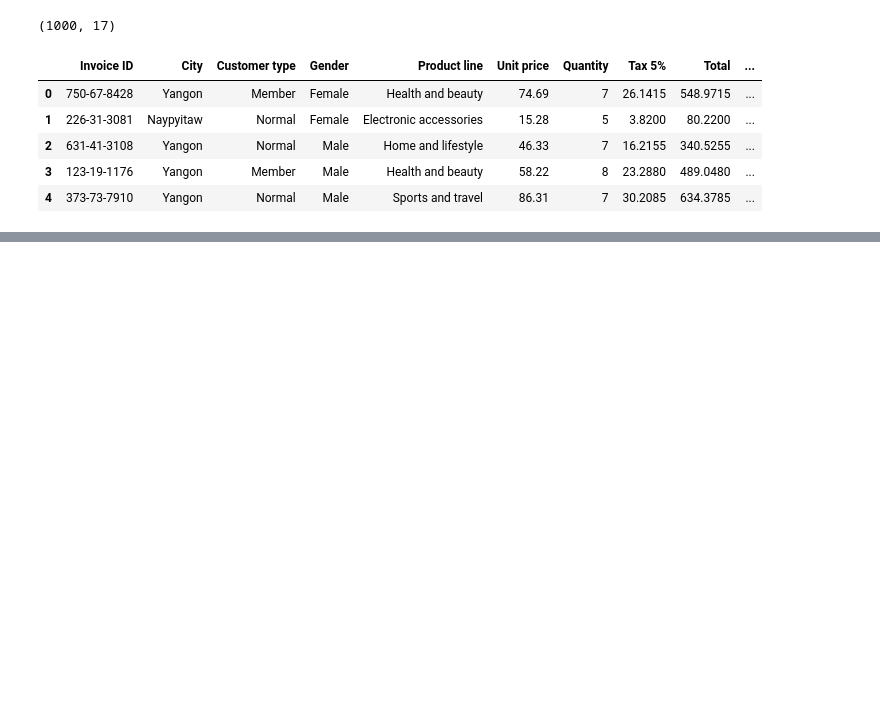
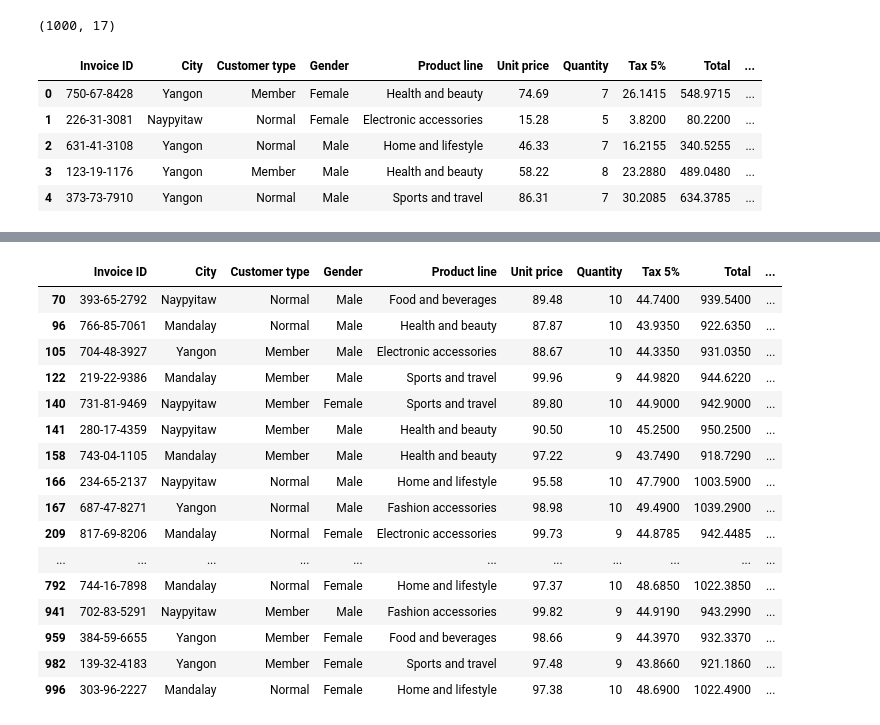
Before and after one commit to vrao1626/sales, a Jupyter notebook: Supermarket sale analysis.ipynb, the cells around one changed output, grey strips where cells are left out. Drawn from its saved outputs; the diff is of its cells as text; code cells hidden in the pictures; blank space fills up the shorter version.

```diff
--- a/Supermarket sale analysis.ipynb
+++ b/Supermarket sale analysis.ipynb
@@ -20,0 +105,20 @@ data.head()
+# %%
+data[data['Total'] > 900]
+# %% [output]
+|  | Invoice ID | City | Customer type | Gender | Product line | Unit price | Quantity | Tax 5% | Total | ... |
+| 70 | 393-65-2792 | Naypyitaw | Normal | Male | Food and beverages | 89.48 | 10 | 44.7400 | 939.5400 | ... |
+| 96 | 766-85-7061 | Mandalay | Normal | Male | Health and beauty | 87.87 | 10 | 43.9350 | 922.6350 | ... |
+| 105 | 704-48-3927 | Yangon | Member | Male | Electronic accessories | 88.67 | 10 | 44.3350 | 931.0350 | ... |
+| 122 | 219-22-9386 | Mandalay | Member | Male | Sports and travel | 99.96 | 9 | 44.9820 | 944.6220 | ... |
+| 140 | 731-81-9469 | Naypyitaw | Member | Female | Sports and travel | 89.80 | 10 | 44.9000 | 942.9000 | ... |
+| 141 | 280-17-4359 | Naypyitaw | Member | Male | Health and beauty | 90.50 | 10 | 45.2500 | 950.2500 | ... |
+| 158 | 743-04-1105 | Mandalay | Member | Male | Health and beauty | 97.22 | 9 | 43.7490 | 918.7290 | ... |
+| 166 | 234-65-2137 | Naypyitaw | Normal | Male | Home and lifestyle | 95.58 | 10 | 47.7900 | 1003.5900 | ... |
+| 167 | 687-47-8271 | Yangon | Normal | Male | Fashion accessories | 98.98 | 10 | 49.4900 | 1039.2900 | ... |
+| 209 | 817-69-8206 | Mandalay | Normal | Female | Electronic accessories | 99.73 | 9 | 44.8785 | 942.4485 | ... |
+| ... | ... | ... | ... | ... | ... | ... | ... | ... | ... | ... |
+| 792 | 744-16-7898 | Mandalay | Normal | Female | Home and lifestyle | 97.37 | 10 | 48.6850 | 1022.3850 | ... |
+| 941 | 702-83-5291 | Naypyitaw | Member | Male | Fashion accessories | 99.82 | 9 | 44.9190 | 943.2990 | ... |
+| 959 | 384-59-6655 | Yangon | Member | Female | Food and beverages | 98.66 | 9 | 44.3970 | 932.3370 | ... |
+| 982 | 139-32-4183 | Yangon | Member | Female | Sports and travel | 97.48 | 9 | 43.8660 | 921.1860 | ... |
+| 996 | 303-96-2227 | Mandalay | Normal | Female | Home and lifestyle | 97.38 | 10 | 48.6900 | 1022.4900 | ... |
```
Also changed, not shown: parts of 17 cells of this notebook.
